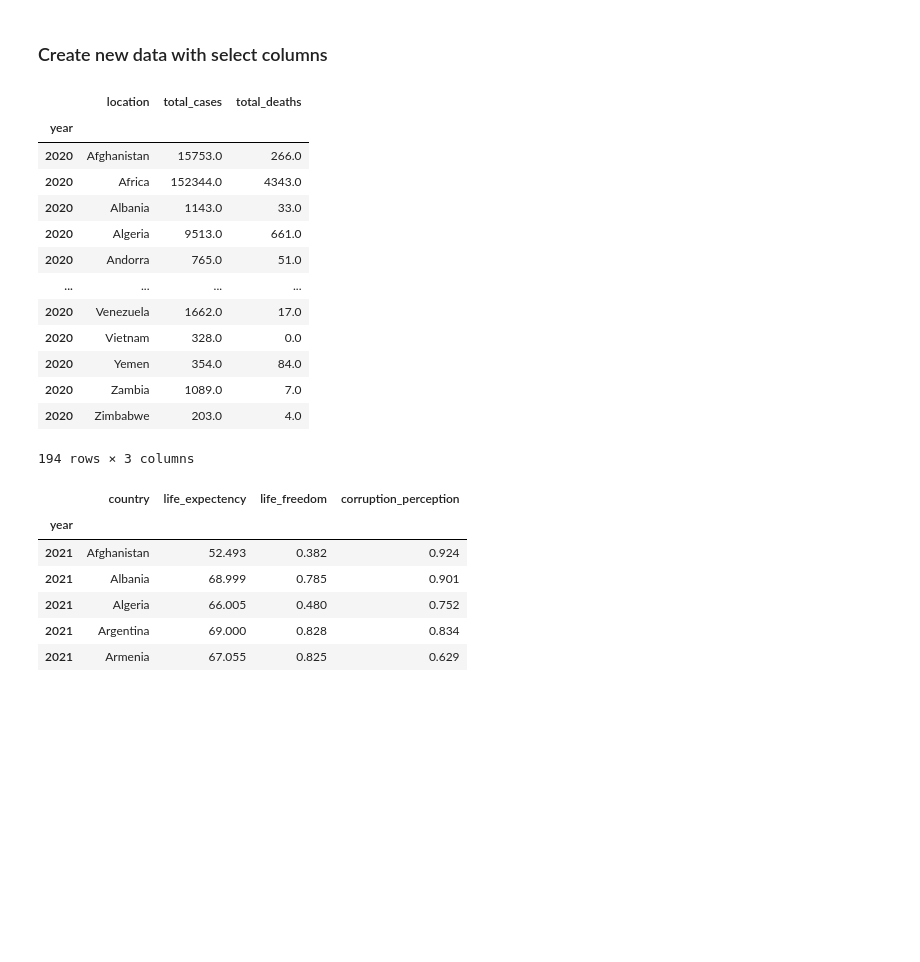
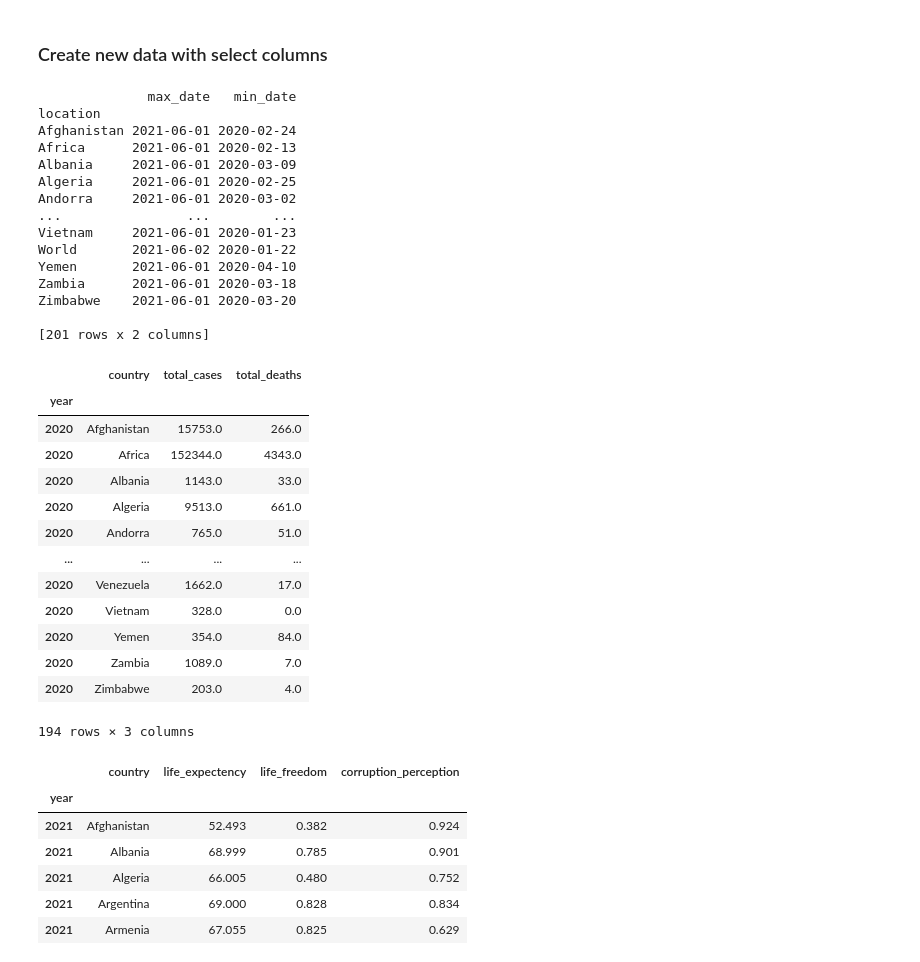
Before and after one commit to sanureet/ELT_Project, a Jupyter notebook: covid_happy.ipynb, the cells around one changed output. Drawn from its saved outputs; the diff is of its cells as text; code cells hidden in the pictures; blank space fills up the shorter version.

```diff
--- a/covid_happy.ipynb
+++ b/covid_happy.ipynb
@@ -63,35 +63,52 @@ world_report_df.head()
 # %%
 
 #Select columns, create copy
 new_full_data_df = full_data_df[['location','total_cases','total_deaths']].copy()
 #Select country? or just match all data to dataset with least amount of countries
 
 #new_full_data_df.loc[(new_full_data_df.location == 'United States')]
 #Set NaN for total_deaths as 0
 new_full_data_df = new_full_data_df.fillna(0)
 #Change exact date to year
 new_full_data_df['year'] = pd.DatetimeIndex(full_data_df['date'])
 #Set index to year
 
 grouped_full_data_df = new_full_data_df.groupby('location')
 grouped_full_data_df2 = grouped_full_data_df.agg(max_date=('year', np.max), min_date=('year', np.min))
-
+print(grouped_full_data_df2)
 
 
 #Select only most recent year for 2021
 new_full_data_df21 = new_full_data_df.loc[new_full_data_df['year'] == '2021-06-01'].copy()
 new_full_data_df21['year'] = pd.DatetimeIndex(new_full_data_df21['year']).year
 new_full_data_df21.set_index('year', inplace=True)
 new_full_data_df21 = new_full_data_df21[new_full_data_df21.location != 'World']
+new_full_data_df21 = new_full_data_df21.rename(columns={'location':'country'})
 new_full_data_df21.head(None)
 #Select equivalent date for 2020
 new_full_data_df20 = new_full_data_df.loc[new_full_data_df['year'] == '2020-06-01'].copy()
 new_full_data_df20['year'] = pd.DatetimeIndex(new_full_data_df20['year']).year
 new_full_data_df20.set_index('year', inplace=True)
 new_full_data_df20 = new_full_data_df20[new_full_data_df20.location != 'World']
+new_full_data_df20 = new_full_data_df20.rename(columns={'location':'country'})
 new_full_data_df20.head(None)
 # %% [output]
+              max_date   min_date
+location
+Afghanistan 2021-06-01 2020-02-24
+Africa      2021-06-01 2020-02-13
+Albania     2021-06-01 2020-03-09
+Algeria     2021-06-01 2020-02-25
+Andorra     2021-06-01 2020-03-02
+...                ...        ...
+Vietnam     2021-06-01 2020-01-23
+World       2021-06-02 2020-01-22
+Yemen       2021-06-01 2020-04-10
+Zambia      2021-06-01 2020-03-18
+Zimbabwe    2021-06-01 2020-03-20
+
+[201 rows x 2 columns]
-|  | location | total_cases | total_deaths |
+|  | country | total_cases | total_deaths |
 | year |  |  |  |
 | 2020 | Afghanistan | 15753.0 | 266.0 |
 | 2020 | Africa | 152344.0 | 4343.0 |
@@ -104,7 +121,7 @@ new_full_data_df20.head(None)
 | 2020 | Yemen | 354.0 | 84.0 |
 | 2020 | Zambia | 1089.0 | 7.0 |
 | 2020 | Zimbabwe | 203.0 | 4.0 |
-194 rows × 3 columns
+194 rows × 3 columns
 # %%
 #World Happiness for 2021
 #Select columns
```
Also changed, not shown: parts of 5 cells of this notebook.
